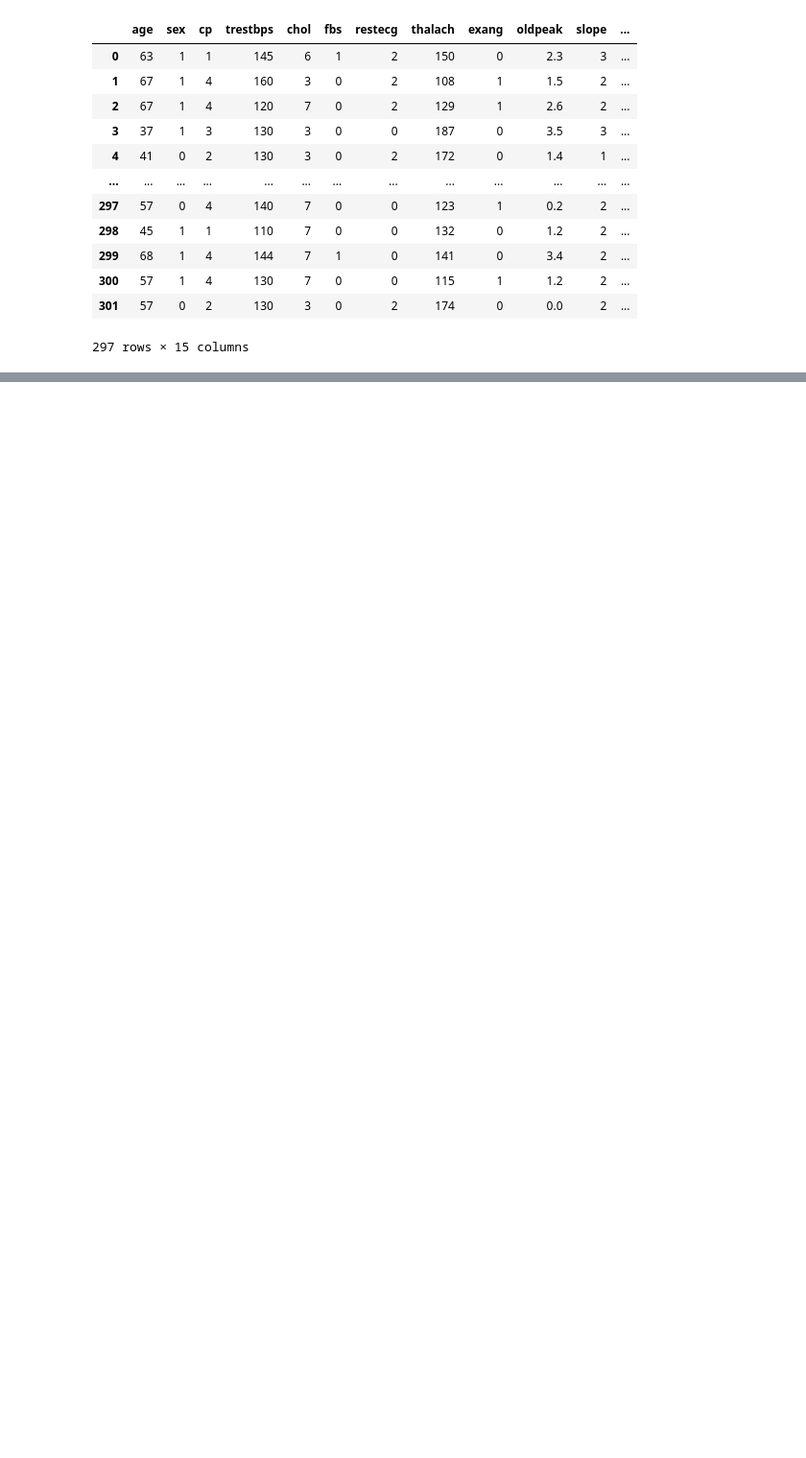
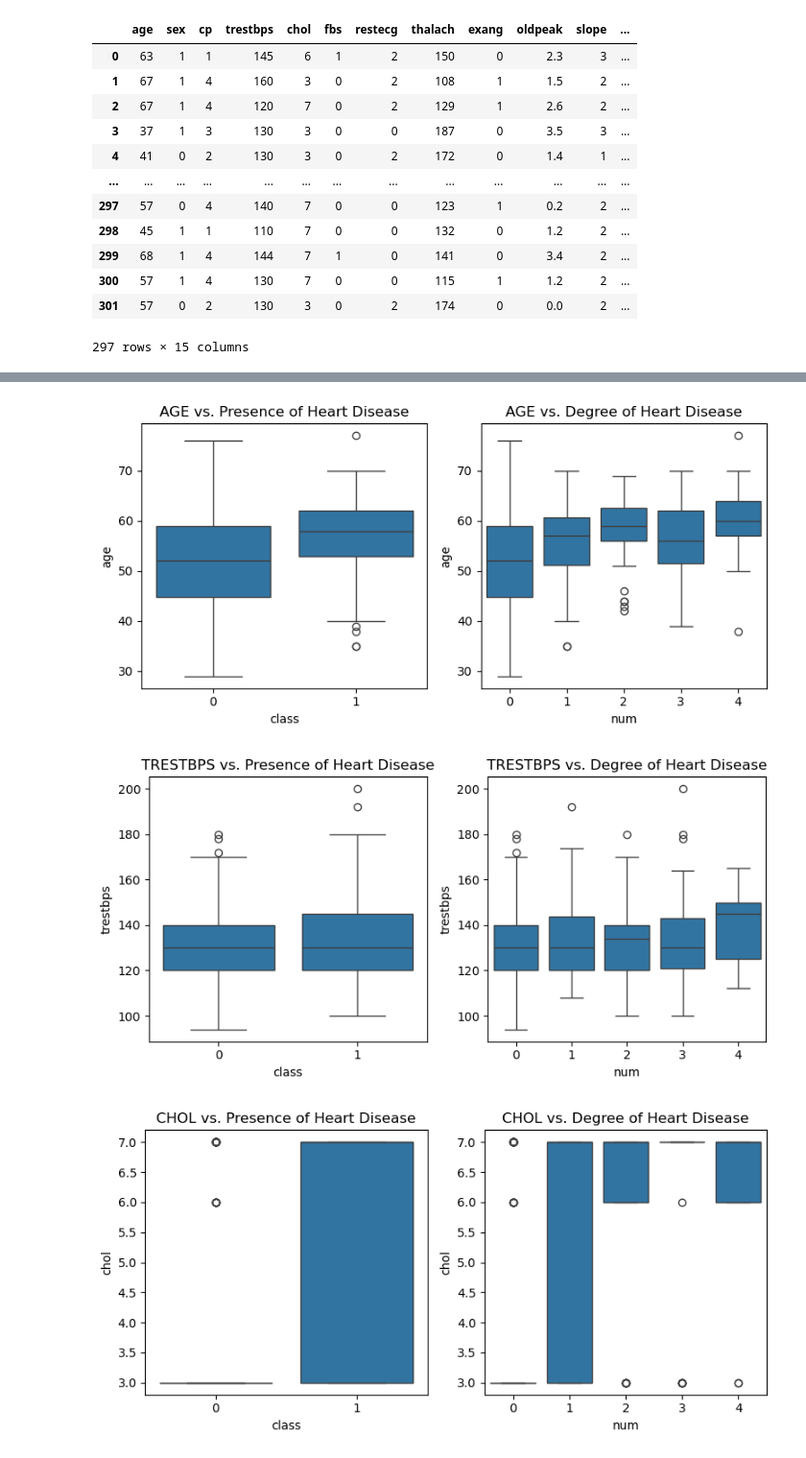
Before and after one commit to itsrohita/heart-disease-prediction, a Jupyter notebook: data_exploration.ipynb, the cells around one changed output, grey strips where cells are left out. Shown at 96% size. Drawn from its saved outputs; the diff is of its cells as text; code cells hidden in the pictures; blank space fills up the shorter version.

Commit message:
Designed visualizations to get a better sense of variables and relationships, trained and tested a logistic regression model

```diff
--- a/data_exploration.ipynb
+++ b/data_exploration.ipynb
@@ -107,3 +148,11 @@ df
 297 rows × 15 columns
 # %%
 # -- PART 3: Data Visualization
+quant_cols = ['age', 'trestbps', 'chol', 'thalach', 'oldpeak', 'ca']
+bin_cat_cols = ['sex', 'fbs', 'exang']
+multi_cat_cols = ['cp', 'restecg', 'slope', 'thal']
+# %%
+# compare quantitative vars with binary outcome
+for col in quant_cols:
+    print(f"\n--- {col.upper()} ---")
+    print(df.groupby('class')[col].describe().round(2))
@@ -109,0 +177,22 @@ df
+# %%
+# visualize quantitative vars with outcome
+for col in quant_cols:
+    plt.figure(figsize=(8,4))
+
+    plt.subplot(1,2,1)
+    sns.boxplot(df, x = 'class', y = col)
+    plt.title(f'{col.upper()} vs. Presence of Heart Disease')
+
+    plt.subplot(1,2,2)
+    sns.boxplot(df, x = 'num', y = col)
+    plt.title(f'{col.upper()} vs. Degree of Heart Disease')
+
+    plt.tight_layout()
+    plt.show()
+
+# all quantitative variables have some amount of variation with age, thalach, oldpeak and ca having
+# the most impact
+# %% [output]
+[figure, added]
+[figure, added]
+[figure, added]
```
Also changed, not shown: parts of 21 cells of this notebook.
